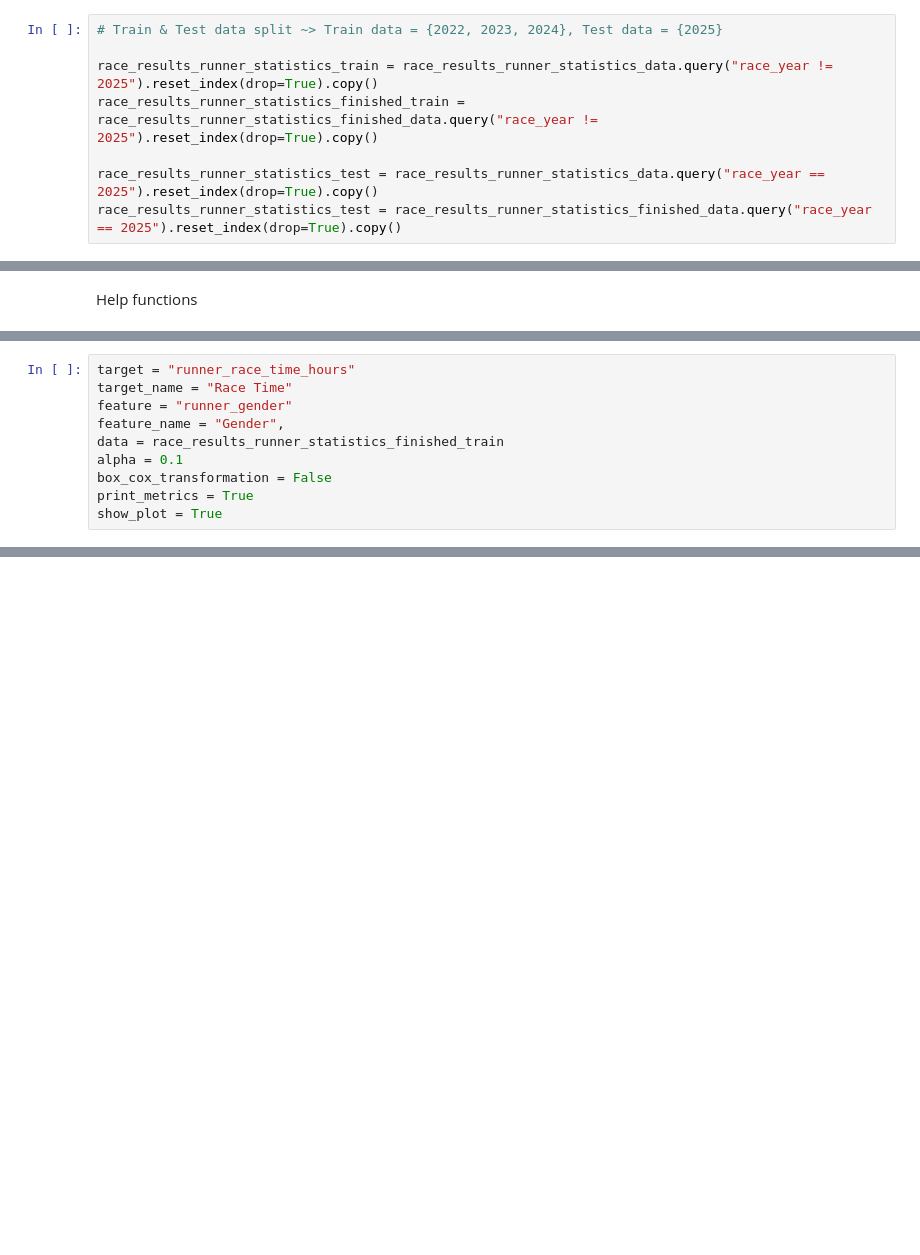
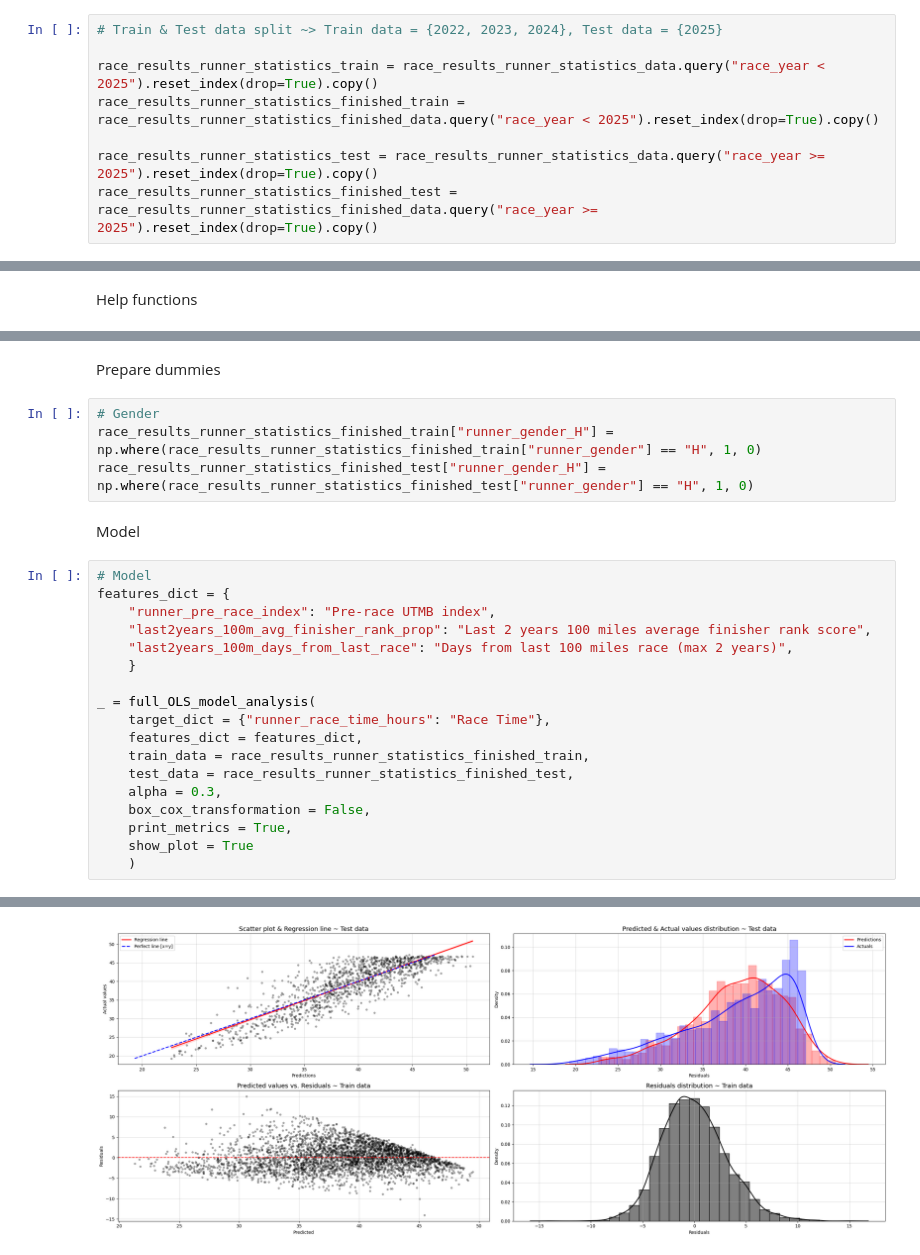
Before and after one commit to 1312Bravo/Sandbox, a Jupyter notebook: analysis.ipynb, the cells around one changed output, grey strips where cells are left out. Drawn from its saved outputs; the diff is of its cells as text; blank space fills up the shorter version.

```diff
--- a/analysis.ipynb
+++ b/analysis.ipynb
@@ -99,11 +102,11 @@ Fastest finish time = 19.32h, Slowest finish time = 47.08h
 # %%
 # Train & Test data split ~> Train data = {2022, 2023, 2024}, Test data = {2025}
 
-race_results_runner_statistics_train = race_results_runner_statistics_data.query("race_year != 2025").reset_index(drop=True).copy()
-race_results_runner_statistics_finished_train =  race_results_runner_statistics_finished_data.query("race_year != 2025").reset_index(drop=True).copy()
+race_results_runner_statistics_train = race_results_runner_statistics_data.query("race_year < 2025").reset_index(drop=True).copy()
+race_results_runner_statistics_finished_train =  race_results_runner_statistics_finished_data.query("race_year < 2025").reset_index(drop=True).copy()
 
-race_results_runner_statistics_test = race_results_runner_statistics_data.query("race_year == 2025").reset_index(drop=True).copy()
-race_results_runner_statistics_test = race_results_runner_statistics_finished_data.query("race_year == 2025").reset_index(drop=True).copy()
+race_results_runner_statistics_test = race_results_runner_statistics_data.query("race_year >= 2025").reset_index(drop=True).copy()
+race_results_runner_statistics_finished_test = race_results_runner_statistics_finished_data.query("race_year >= 2025").reset_index(drop=True).copy()
 # %% [markdown]
 ---
 ### Analysis
@@ -571,10 +445,0 @@ TypeError: unsupported format string passed to NoneType.__format__
-# %%
-target = "runner_race_time_hours"
-target_name = "Race Time"
-feature = "runner_gender"
-feature_name = "Gender",
-data = race_results_runner_statistics_finished_train
-alpha = 0.1
-box_cox_transformation = False
-print_metrics = True
-show_plot = True
@@ -600,0 +861,27 @@ array(['race_year', 'race_id', 'race_name', 'race_category',
+# %% [markdown]
+Prepare dummies
+# %%
+# Gender
+race_results_runner_statistics_finished_train["runner_gender_H"] = np.where(race_results_runner_statistics_finished_train["runner_gender"] == "H", 1, 0)
+race_results_runner_statistics_finished_test["runner_gender_H"] = np.where(race_results_runner_statistics_finished_test["runner_gender"] == "H", 1, 0)
+# %% [markdown]
+Model
+# %%
+# Model
+features_dict = {
+    "runner_pre_race_index": "Pre-race UTMB index",
+    "last2years_100m_avg_finisher_rank_prop": "Last 2 years 100 miles average finisher rank score",
+    "last2years_100m_days_from_last_race": "Days from last 100 miles race (max 2 years)",
+    }
+
+_ = full_OLS_model_analysis(
+    target_dict = {"runner_race_time_hours": "Race Time"},
+    features_dict = features_dict,
+    train_data = race_results_runner_statistics_finished_train,
+    test_data = race_results_runner_statistics_finished_test,
+    alpha = 0.3,
+    box_cox_transformation = False,
+    print_metrics = True,
+    show_plot = True
+    )
+# %% [output]
@@ -600,0 +909 @@ array(['race_year', 'race_id', 'race_name', 'race_category',
+[figure, added]
```
Also changed, not shown: parts of 26 cells of this notebook.
